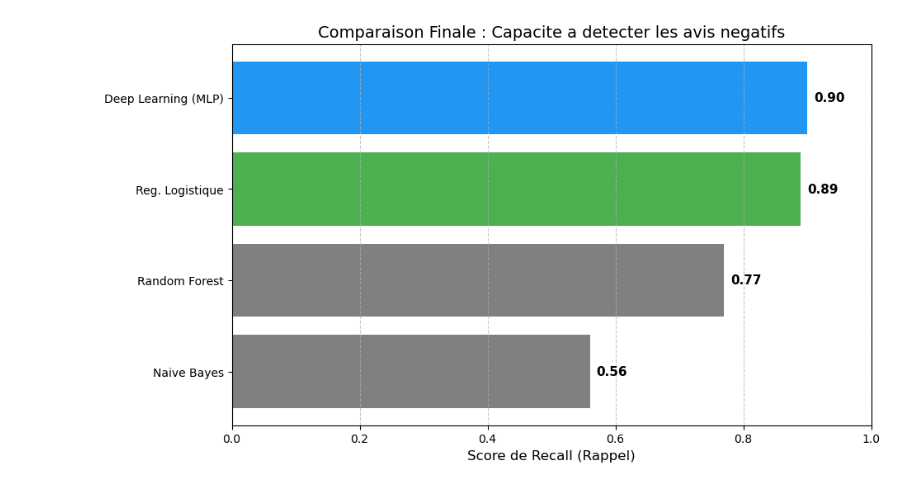
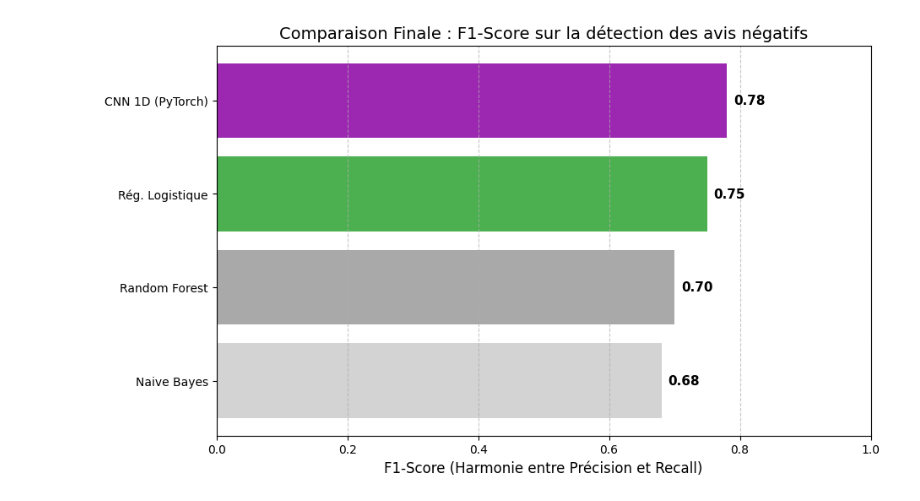
Before and after one commit to bchaaa/PROJET_YELP_S6, a Jupyter notebook: notebooks/5_Conclusion_Synthese.ipynb, the cells around one changed output. Drawn from its saved outputs; the diff is of its cells as text; code cells hidden in the pictures.

Commit message:
Modfication du MLP par un CNN en utilisant pytorch au lieu de scikit learn

```diff
--- a/notebooks/5_Conclusion_Synthese.ipynb
+++ b/notebooks/5_Conclusion_Synthese.ipynb
@@ -24,32 +23,32 @@ Nous avons teste 6 configurations pour maximiser la detection des clients mecont
 # %%
 import matplotlib.pyplot as plt
 import pandas as pd
 import seaborn as sns
 
-# Resume des scores de Rappel (Recall) sur la classe NEGATIVE (la plus importante pour le business)
-# Ces chiffres viennent de nos notebooks 2 et 3
+# Résumé des F1-Scores sur la classe NÉGATIVE (compromis entre Précision et Rappel)
 data = {
-    'Modele': ['Naive Bayes', 'Random Forest', 'Reg. Logistique', 'Deep Learning (MLP)'],
-    'Recall (Detection Negatifs)': [0.56, 0.77, 0.89, 0.90]
+    'Modèle': ['Naive Bayes', 'Random Forest', 'Rég. Logistique', 'CNN 1D (PyTorch)'],
+    'F1-Score (Avis Négatifs)': [0.68, 0.70, 0.75, 0.78]
 }
 
-df_res = pd.DataFrame(data).sort_values('Recall (Detection Negatifs)', ascending=True)
+df_res = pd.DataFrame(data).sort_values('F1-Score (Avis Négatifs)', ascending=True)
 
 # Graphique comparatif
 plt.figure(figsize=(10, 6))
-bars = plt.barh(df_res['Modele'], df_res['Recall (Detection Negatifs)'], color=['grey', 'grey', '#4CAF50', '#2196F3'])
+bars = plt.barh(df_res['Modèle'], df_res['F1-Score (Avis Négatifs)'],
+                color=['#D3D3D3', '#A9A9A9', '#4CAF50', '#9C27B0'])
 
-plt.title('Comparaison Finale : Capacite a detecter les avis negatifs', fontsize=14)
-plt.xlabel('Score de Recall (Rappel)', fontsize=12)
+plt.title('Comparaison Finale : F1-Score sur la détection des avis négatifs', fontsize=14)
+plt.xlabel('F1-Score (Harmonie entre Précision et Recall)', fontsize=12)
 plt.xlim(0, 1.0)
 plt.grid(axis='x', linestyle='--', alpha=0.7)
 
 # Ajout des valeurs sur les barres
 for bar in bars:
     plt.text(bar.get_width() + 0.01, bar.get_y() + bar.get_height()/2,
              f"{bar.get_width():.2f}",
              va='center', fontsize=11, fontweight='bold')
 
 plt.show()
 # %% [output]
-[figure, old version]
+[figure, new version]
```
Also changed, not shown: parts of 8 cells of this notebook, 2 other files.
